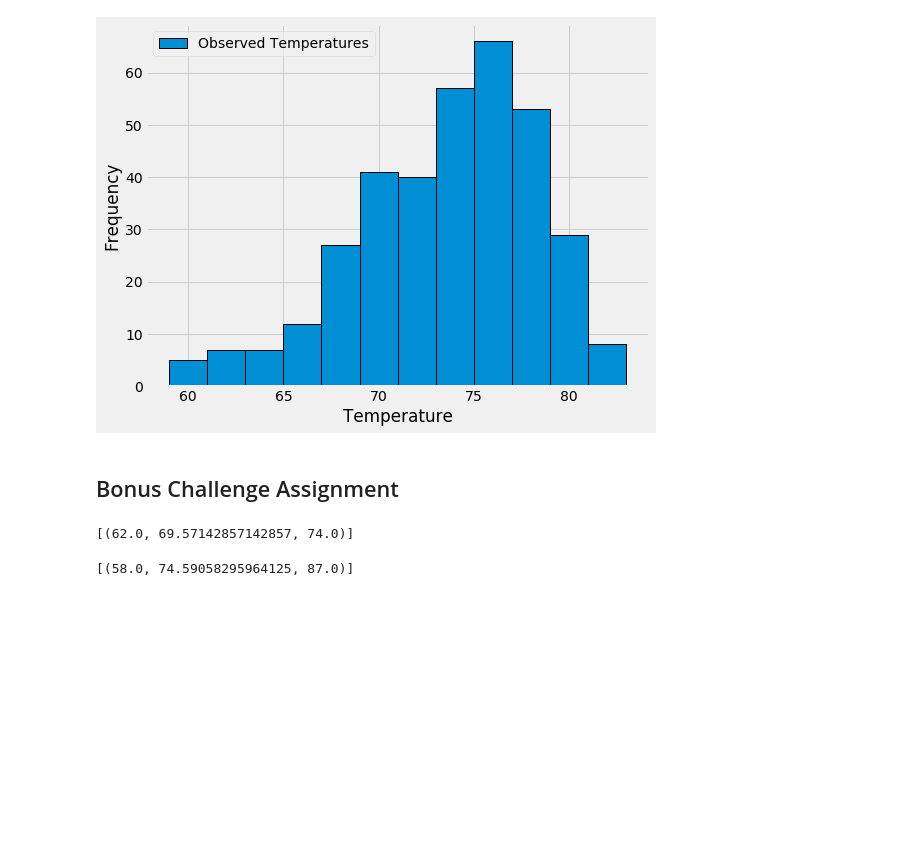
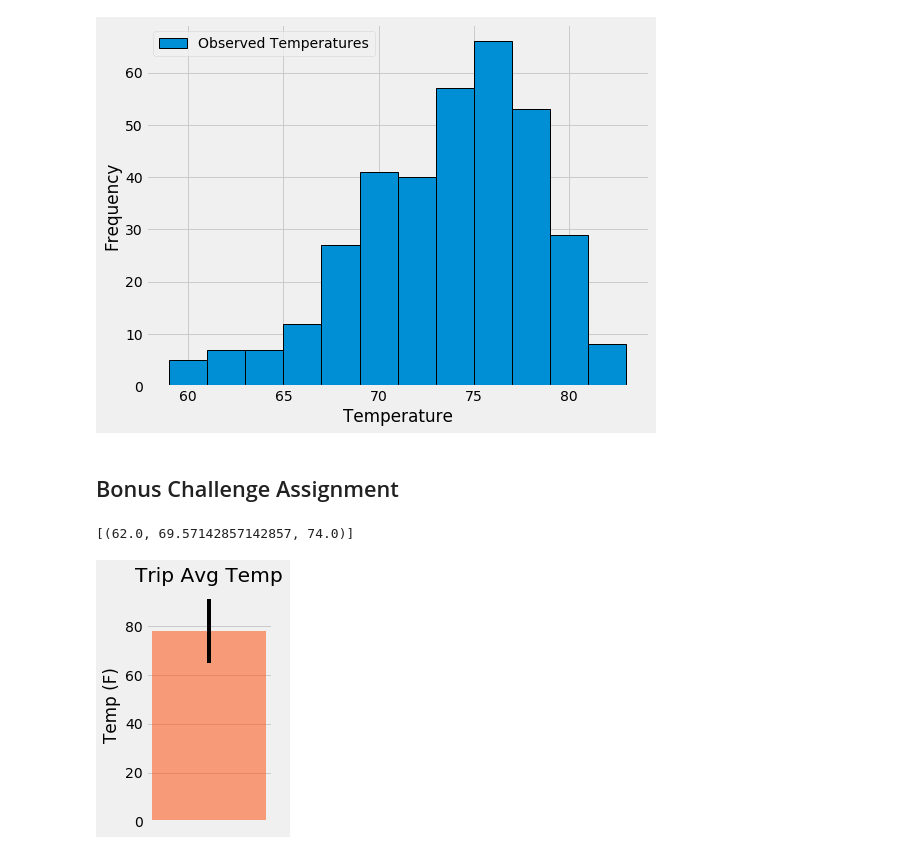
Before and after one commit to KirstieMcCown/sqlalchemy-challenge, a Jupyter notebook: climate_starter.ipynb, the cells around one changed output. Saved outputs shown, nothing was run; the diff lists cells and outputs as text; code cells hidden in the pictures; blank space fills up the shorter version.

```diff
--- a/climate_starter.ipynb
+++ b/climate_starter.ipynb
@@ -246,14 +246,23 @@ print(calc_temps('2012-02-28', '2012-03-05'))
 # %%
 # Use your previous function `calc_temps` to calculate the tmin, tavg, and tmax
 # for your trip using the previous year's data for those same dates.
-print(calc_temps('2016-08-23', '2017-08-23'))
+trip = (calc_temps('2016-08-23', '2016-08-28'))[0]
+trip_min = trip[0]
+trip_avg = trip[1]
+trip_max = trip[2]
-# %% [output]
-[(58.0, 74.59058295964125, 87.0)]
 # %%
 # Plot the results from your previous query as a bar chart.
 # Use "Trip Avg Temp" as your Title
 # Use the average temperature for the y value
 # Use the peak-to-peak (tmax-tmin) value as the y error bar (yerr)
+
+fig, ax = plt.subplots(figsize=(2,4))
+x = 1
+peak = trip_max - trip_min
+bar = ax.bar(x, trip_avg, yerr=peak, color="orangered", alpha=0.5, width =0.1)
+ax.set(xticks=range(x), title="Trip Avg Temp", ylabel="Temp (F)");
+# %% [output]
+[figure, added]
 # %%
 # Calculate the total amount of rainfall per weather station for your trip dates using the previous year's matching dates.
 # Sort this in descending order by precipitation amount and list the station, name, latitude, longitude, and elevation
```
Also changed, not shown: parts of 10 cells of this notebook.
